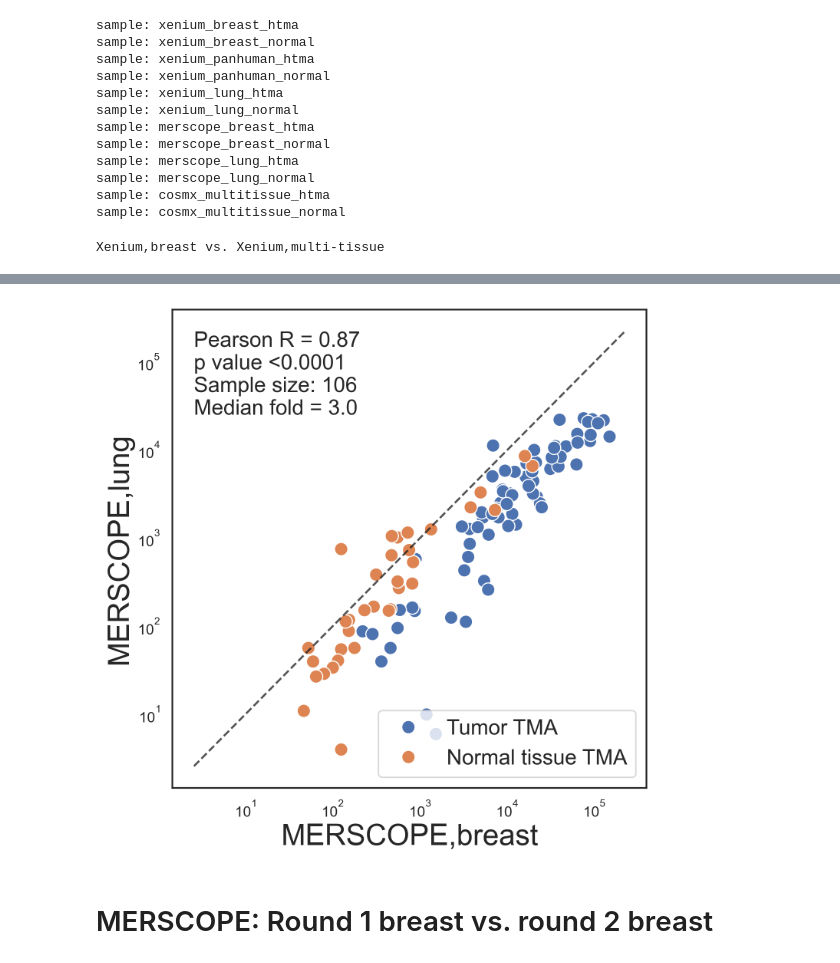
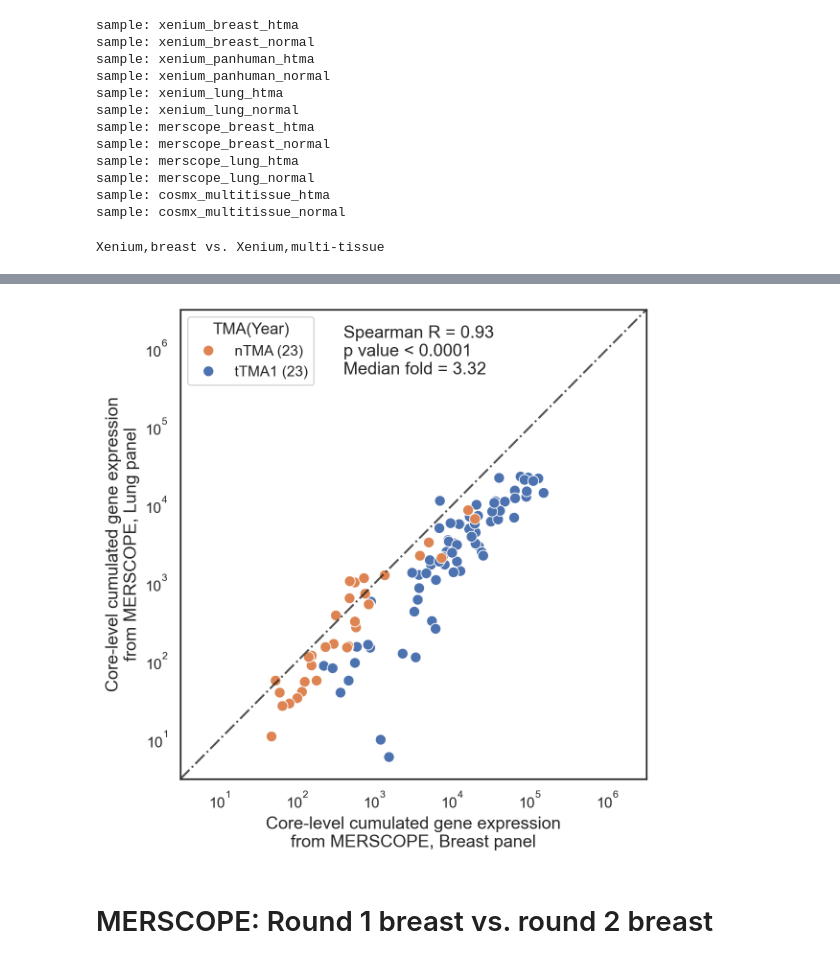
Before and after one commit to broadinstitute/ist_benchmarking, a Jupyter notebook: 02_specificity_sensitivity_reproducibility.ipynb, the cells around one changed output, grey strips where cells are left out. Drawn from its saved outputs; the diff is of its cells as text; code cells hidden in the pictures.

Commit message:
display on log scale

```diff
--- a/02_specificity_sensitivity_reproducibility.ipynb
+++ b/02_specificity_sensitivity_reproducibility.ipynb
@@ -127,7 +136,8 @@ matching_cores = []
 for tma in ['htma', 'normal','tumor2']:
     df = df_cores_both.copy()
     for s in samples:
-        df = df.loc[df[s] == 1.0] if tma in s else df
+        if tma in s:
+            df = df.loc[df[s] == 1.0]
     df_matching_cores[tma] = df
     print (df['core'].nunique(), f'cores in all {tma} tma samples')
 
@@ -642,61 +675,81 @@ sample: merscope_lung_normal
 sample: cosmx_multitissue_htma
 sample: cosmx_multitissue_normal
 # %%
+
+
 if not os.path.exists(f'{wd}/figures/Fig_1'):
     os.makedirs(f'{wd}/figures/Fig_1')
 
+Log_transform_method = 'log10'
+fontsize = 13
 
-for Platform_Panel_pair in [(Platform_Panels[0],Platform_Panels[1]), # panel to panel, xenium
-                    (Platform_Panels[0],Platform_Panels[2]),# panel to panel, xenium
-                    (Platform_Panels[3],Platform_Panels[4])]:# panel to panel, merscope
-
+for Platform_Panel_pair in [
+    (Platform_Panels[0], Platform_Panels[1]),  # panel to panel, xenium
+    (Platform_Panels[0], Platform_Panels[2]),  # panel to panel, xenium
+    (Platform_Panels[3], Platform_Panels[4])   # panel to panel, merscope
+]:
     sample1 = Platform_Panel_pair[0]
-    df_1 = df_all[sample1].rename(columns={'count':sample1})
-    df_1 = df_1.loc[df_1['code_type']=='gene'].drop('code_type', axis=1)
+    df_1 = df_all[sample1].rename(columns={'count': sample1})
+    df_1 = df_1.loc[df_1['code_type'] == 'gene'].drop('code_type', axis=1)
 
     sample2 = Platform_Panel_pair[1]
-    df_2 = df_all[sample2].rename(columns={'count':sample2})
-    df_2 = df_2.loc[df_2['code_type']=='gene'].drop('code_type', axis=1)
+    df_2 = df_all[sample2].rename(columns={'count': sample2})
+    df_2 = df_2.loc[df_2['code_type'] == 'gene'].drop('code_type', axis=1)
 
-    print (f'{sample1} vs. {sample2}')
+    print(f'{sample1} vs. {sample2}')
 
-    common_genes = np.intersect1d(df_1.gene.unique(),df_2.gene.unique())
+    common_genes = np.intersect1d(df_1.gene.unique(), df_2.gene.unique())
     df_1 = df_1.loc[df_1['gene'].isin(common_genes)]
-    df_1 = df_1.groupby(['core', 'tissue_type']).agg({sample1:'sum'}).reset_index()
+    df_1 = df_1.groupby(['core', 'tissue_type']).agg({sample1: 'sum'}).reset_index()
     df_2 = df_2.loc[df_2['gene'].isin(common_genes)]
-    df_2 = df_2.groupby(['core', 'tissue_type']).agg({sample2:'sum'}).reset_index()
+    df_2 = df_2.groupby(['core', 'tissue_type']).agg({sample2: 'sum'}).reset_index()
 
     df_both = pd.merge(df_1, df_2, on=['core', 'tissue_type'], how='inner')
-    df_both['Core source'] = df_both['core'].apply(lambda x: 'Tumor TMA' if int(x) < 200 else 'Normal tissue TMA')
-    df_both['fold'] = df_both.apply(lambda row: round(row[sample1] /row[sample2]), axis=1)
-    sns.set(style='white',
-            rc={'figure.figsize': (6, 6),
-                'figure.dpi': 250})
+    df_both = df_both.loc[~df_both['core'].isin([6, 24, 212, 238, 239])]
+    df_both['fold'] = df_both.apply(lambda row: round(row[sample1] / row[sample2], 3), axis=1)
 
-    ax = sns.scatterplot(data=df_both, x=f"{sample1}", y=f"{sample2}", hue='Core source', alpha=1, s=100)
+    # df_both = log_transform(df_both, method=Log_transform_method, exclude_cols=['fold', 'core'])
 
-    # Increase the font size of axis labels and add some padding
-    plt.xlabel(f"{sample1}", fontsize=22, labelpad=3)
-    plt.ylabel(f"{sample2}", fontsize=22, labelpad=3)
+    df_both.reset_index(inplace=True)
+    df_both['Core source'] = df_both['core'].apply(lambda x: 'tTMA1 (23)' if int(x) < 200 else 'nTMA (23)')
 
-    r, p = sp.stats.pearsonr(x=df_both[f"{sample1}"], y=df_both[f"{sample2}"])
-    p = '<0.0001' if p < 0.0001 else round(p, 7)
+    display(round(df_both['fold'].median(), 2))
+
+    lims = [10**0.5, 10**6.5]
+
+    sns.set(style='white', rc={'figure.figsize': (6, 6), 'figure.dpi': 200})
+
+    ax = sns.scatterplot(data=df_both, x=f"{sample1}", y=f"{sample2}", hue='Core source', alpha=1, s=65)
+    plt.xlabel(f"Core-level cumulated gene expression\nfrom {sample1.split(',')[0].upper()}, {sample1.split(',')[1].capitalize()} panel", fontsize=fontsize)
+    plt.ylabel(f"Core-level cumulated gene expression\nfrom {sample2.split(',')[0].upper()}, {sample2.split(',')[1].capitalize()} panel", fontsize=fontsize)
+
+    plt.plot(lims, lims, 'k-.', alpha=0.75)
+    r, p = sp.stats.spearmanr(df_both[f"{sample1}"], df_both[f"{sample2}"])
+    p_text = '< 0.0001' if p < 0.0001 else f"= {round(p, 7)}"
+
 
     plt.xscale('log')
     plt.yscale('log')
 
-    # 1:1 dashed line
-    lims1 = [np.min([plt.xlim(), plt.ylim()]), np.max([plt.xlim(), plt.ylim()])]
-    lims2 = [np.max([plt.xlim(), plt.ylim()]), np.max([plt.xlim(), plt.ylim()])]
-    plt.plot(lims1, lims1, 'k--', alpha=0.75)
-    fontsize = 16
-    plt.text(lims1[0], lims1[1],
-             f"Pearson R = {round(r,2)}\np value {p}\nSample size: {len(df_both)}\nMedian fold = {round(df_both['fold'].median(), 1)}",
-             fontsize=fontsize, verticalalignment='top')
-    plt.legend(loc='lower right', fontsize=fontsize)
+    plt.xlim(lims[0], lims[1])
+    plt.ylim(lims[0], lims[1])
+
+    # Sorting the legend
+    handles, labels = ax.get_legend_handles_labels()
+    handles, labels = handles[1:-3] + handles[-2:], labels[1:-3] + labels[-2:]
+    sorted_labels, sorted_handles = zip(*sorted(zip(labels, handles), key=lambda t: t[0]))
+    ax.legend(sorted_handles, sorted_labels, title='TMA(Year)', loc='upper left')
+
+    annotation_text = f"Spearman R = {round(r, 2)}\np value {p_text}\nMedian fold = {round(df_both['fold'].median(), 2)}"
+    plt.text(10**2.6, 10**6.3, annotation_text, fontsize=fontsize, verticalalignment='top')
+
+    # # Add labels for each point using the 'core' column
+    # for idx, row in df_both.iterrows():
+    #     plt.text(row[sample1], row[sample2], str(row['core']), fontsize=8, ha='right')
+
     plt.tight_layout()
-    plt.savefig(f'{wd}/figures/Fig_1/supp_1_reproducibity_{sample1}_vs_{sample2}.png', bbox_inches='tight')
-
+    plt.savefig(f'{wd}/figures/Fig_1/supp_1_reproducibity_{sample1}_vs_{sample2}.png', bbox_inches='tight',transparent=True)
+    plt.savefig(f'{wd}/figures/Fig_1/supp_1_reproducibity_{sample1}_vs_{sample2}.eps', bbox_inches='tight',transparent=True)
     plt.show()
 # %% [output]
 Xenium,breast vs. Xenium,multi-tissue
@@ -707,4 +766,4 @@ MERSCOPE,breast vs. MERSCOPE,lung
-[figure, old version]
+[figure, new version]
 # %% [markdown]
 # MERSCOPE: Round 1 breast vs. round 2 breast
 # %%
```
Also changed, not shown: parts of 13 cells of this notebook, 1 other file.
